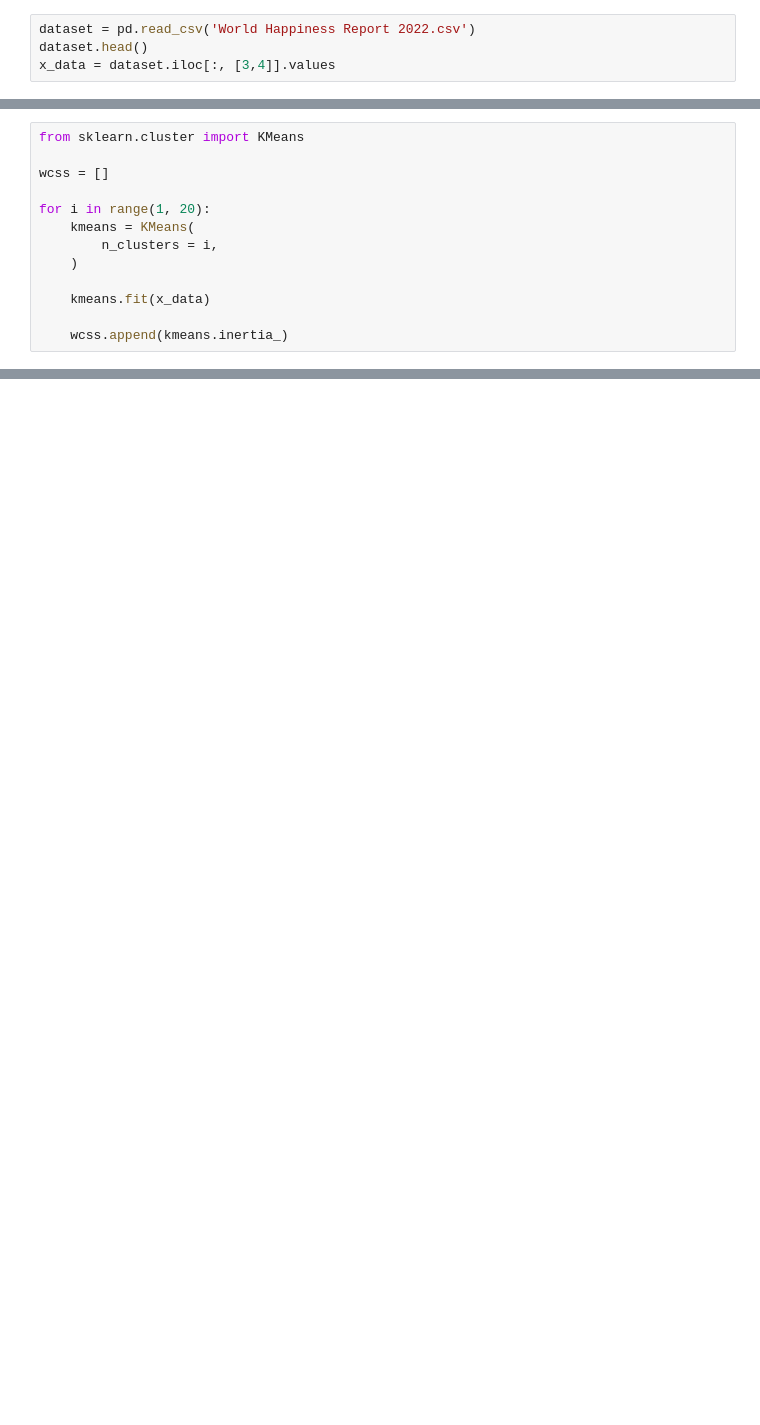
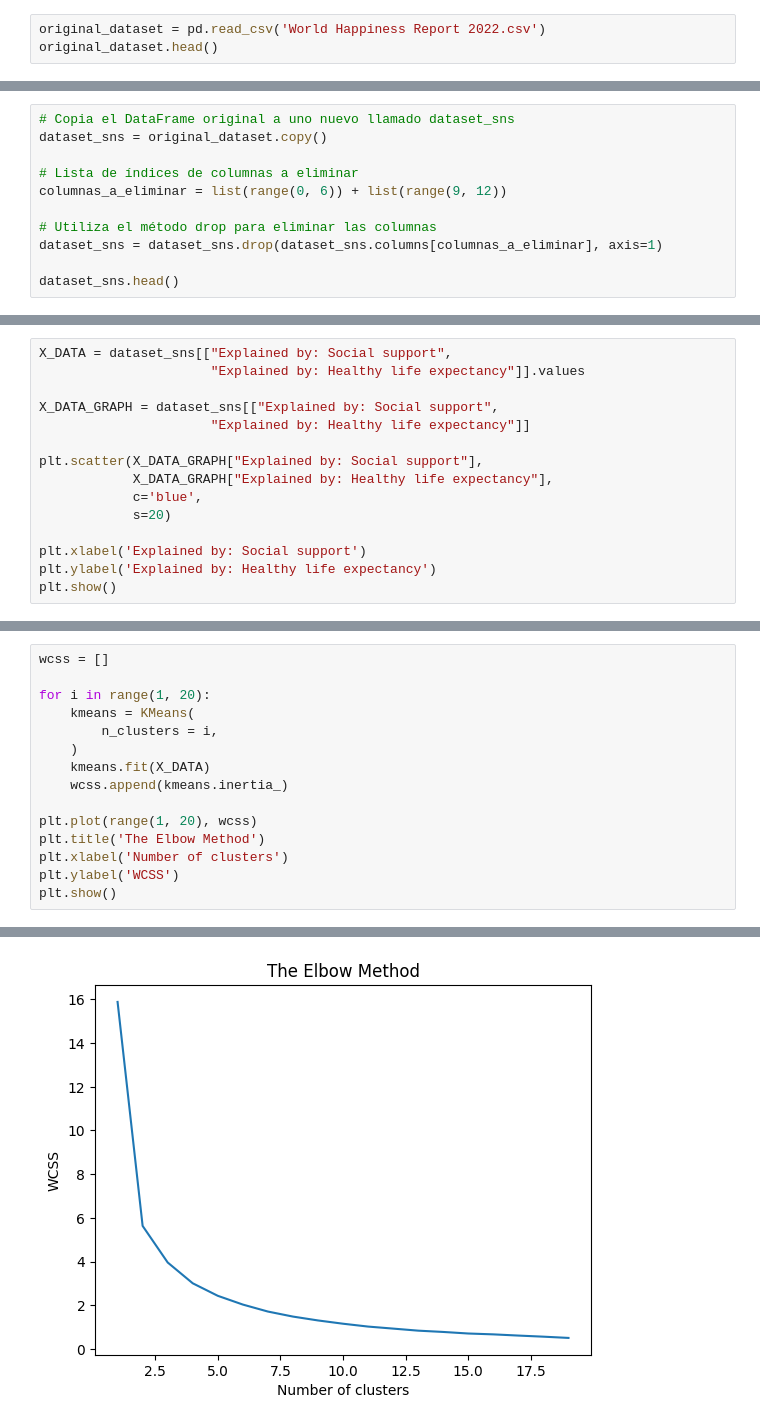
Before and after one commit to carlosantiagorojas/Clustering_WorldHappiness2022, a Jupyter notebook: main.ipynb, the cells around one changed output, grey strips where cells are left out. Drawn from its saved outputs; the diff is of its cells as text; blank space fills up the shorter version.

Commit message:
Finished and updated imports

```diff
--- a/main.ipynb
+++ b/main.ipynb
@@ -5,4 +31,3 @@ import pandas as pd
 # %%
-dataset = pd.read_csv('World Happiness Report 2022.csv')
-dataset.head()
-x_data = dataset.iloc[:, [3,4]].values
+original_dataset = pd.read_csv('World Happiness Report 2022.csv')
+original_dataset.head()
@@ -8,0 +64,11 @@ x_data = dataset.iloc[:, [3,4]].values
+# %%
+# Copia el DataFrame original a uno nuevo llamado dataset_sns
+dataset_sns = original_dataset.copy()
+
+# Lista de índices de columnas a eliminar
+columnas_a_eliminar = list(range(0, 6)) + list(range(9, 12))
+
+# Utiliza el método drop para eliminar las columnas
+dataset_sns = dataset_sns.drop(dataset_sns.columns[columnas_a_eliminar], axis=1)
+
+dataset_sns.head()
@@ -8,0 +134,15 @@ x_data = dataset.iloc[:, [3,4]].values
+# %%
+X_DATA = dataset_sns[["Explained by: Social support",
+                      "Explained by: Healthy life expectancy"]].values
+
+X_DATA_GRAPH = dataset_sns[["Explained by: Social support",
+                      "Explained by: Healthy life expectancy"]]
+
+plt.scatter(X_DATA_GRAPH["Explained by: Social support"],
+            X_DATA_GRAPH["Explained by: Healthy life expectancy"],
+            c='blue',
+            s=20)
+
+plt.xlabel('Explained by: Social support')
+plt.ylabel('Explained by: Healthy life expectancy')
+plt.show()
@@ -9,13 +151,16 @@ x_data = dataset.iloc[:, [3,4]].values
 # %%
-from sklearn.cluster import KMeans
-
 wcss = []
 
 for i in range(1, 20):
     kmeans = KMeans(
         n_clusters = i,
     )
+    kmeans.fit(X_DATA)
+    wcss.append(kmeans.inertia_)
 
-    kmeans.fit(x_data)
-
-    wcss.append(kmeans.inertia_)
+plt.plot(range(1, 20), wcss)
+plt.title('The Elbow Method')
+plt.xlabel('Number of clusters')
+plt.ylabel('WCSS')
+plt.show()
+# %% [output]
@@ -21,0 +184 @@ for i in range(1, 20):
+[figure, added]
```
Also changed, not shown: parts of 37 cells of this notebook, 1 other file.
